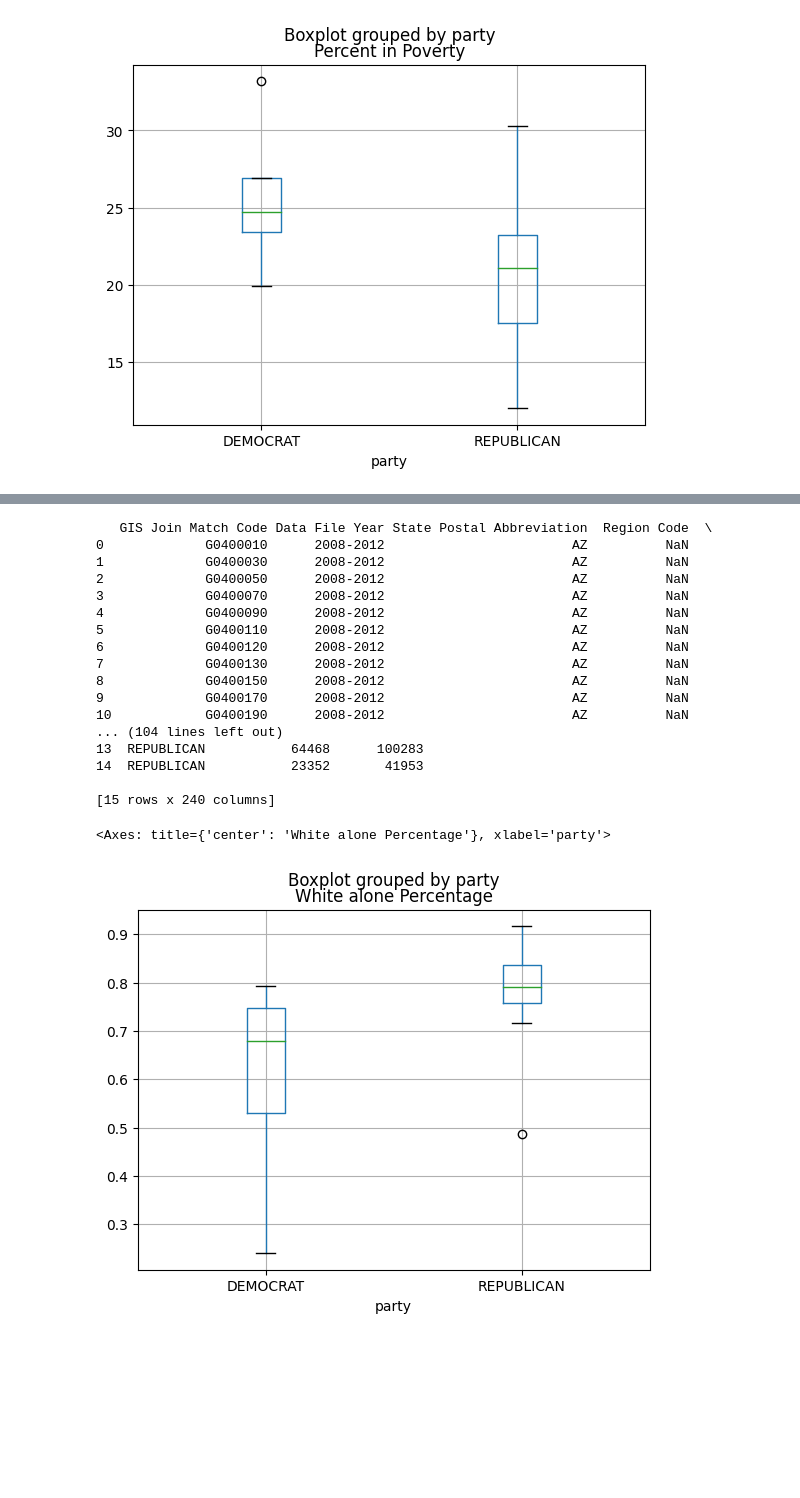
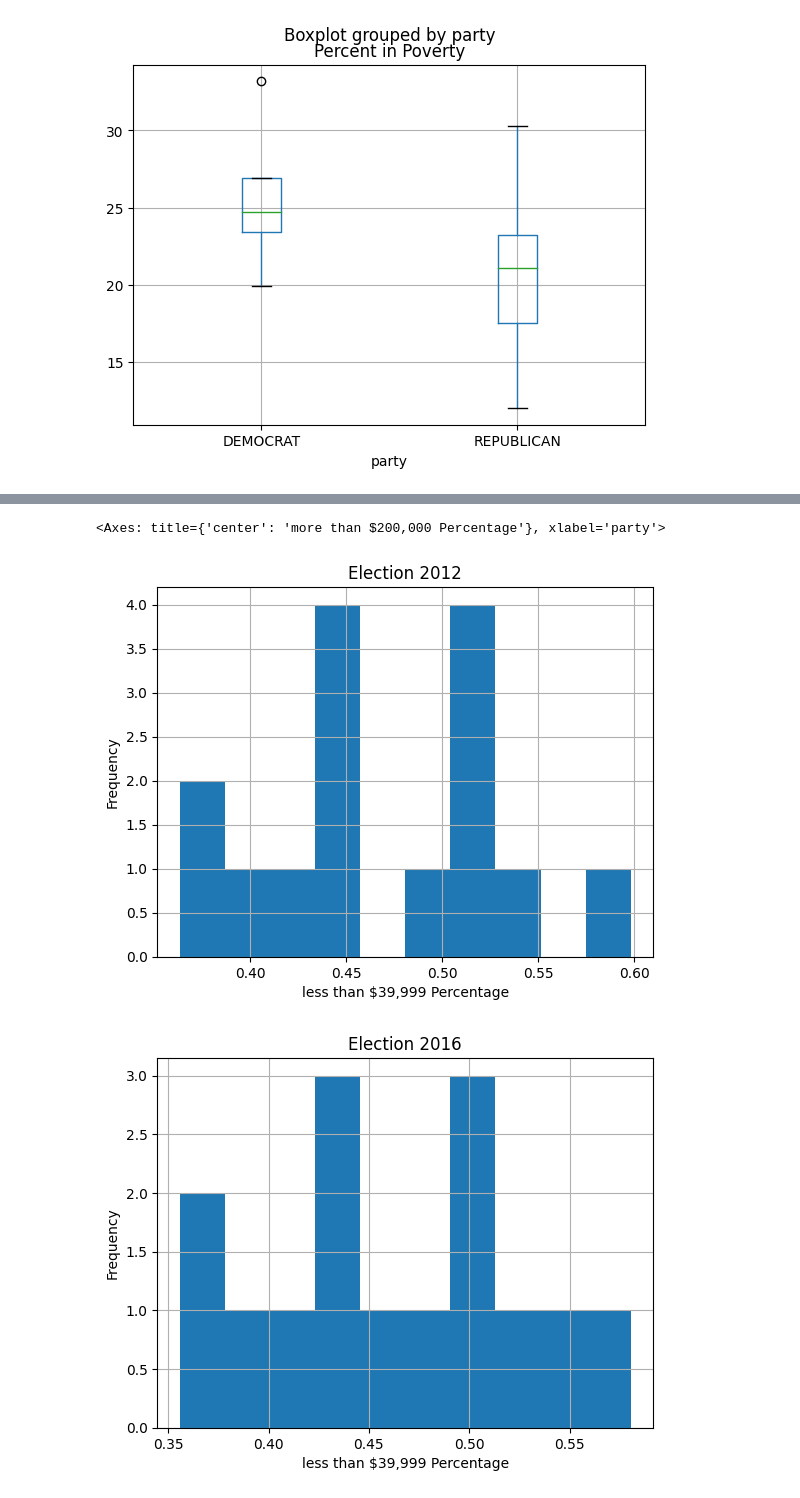
Before and after one commit to vaibhavjha06/ds3001group, a Jupyter notebook: arizona/azEDA.ipynb, the cells around one changed output, grey strips where cells are left out. Saved outputs shown, nothing was run; the diff lists cells and outputs as text; code cells hidden in the pictures; blank space fills up the shorter version.

```diff
--- a/arizona/azEDA.ipynb
+++ b/arizona/azEDA.ipynb
@@ -122,33 +128,53 @@ outcomes2012.head(20)
 | 14 | 2012 | ARIZONA | AZ | YUMA | 4027 | US PRESIDENT | MITT ROMNEY | REPUBLICAN | 23352 | ... |
 # %%
 outcomes_subset2012 = outcomes2012[['county_name', 'office', 'candidate', 'party', 'candidatevotes', 'totalvotes']]
+azalldata2012 = pd.merge(azdemographics2012, outcomes_subset2012, left_on='County Name', right_on='county_name', how='left')
+azalldata2012 = azalldata2012.drop('county_name', axis=1)
 
-merged_data2012 = pd.merge(azdemographics2012, outcomes_subset2012, left_on='County Name', right_on='county_name', how='left')
+outcomes_subset2016 = outcomes2016[['county_name', 'office', 'candidate', 'party', 'candidatevotes', 'totalvotes']]
+azalldata2016 = pd.merge(azdemographics2016, outcomes_subset2016, left_on='County Name', right_on='county_name', how='left')
+azalldata2016 = azalldata2016.drop('county_name', axis=1)
 
-# merged_data = merged_data.drop('county_name', axis=1)
-
-# Print or use the merged DataFrame
-print(merged_data2012.head(50))
+outcomes_subset2020 = outcomes2020[['county_name', 'office', 'candidate', 'party', 'candidatevotes', 'totalvotes']]
+azalldata2020 = pd.merge(azdemographics2020, outcomes_subset2020, left_on='County Name', right_on='county_name', how='left')
+azalldata2020 = azalldata2020.drop('county_name', axis=1)
-# %% [output]
-   GIS Join Match Code Data File Year State Postal Abbreviation  Region Code  \
-0             G0400010      2008-2012                        AZ          NaN
-1             G0400030      2008-2012                        AZ          NaN
-2             G0400050      2008-2012                        AZ          NaN
-3             G0400070      2008-2012                        AZ          NaN
-4             G0400090      2008-2012                        AZ          NaN
-5             G0400110      2008-2012                        AZ          NaN
-6             G0400120      2008-2012                        AZ          NaN
-7             G0400130      2008-2012                        AZ          NaN
-8             G0400150      2008-2012                        AZ          NaN
-9             G0400170      2008-2012                        AZ          NaN
-10            G0400190      2008-2012                        AZ          NaN
-... (104 lines left out)
-13  REPUBLICAN           64468      100283
-14  REPUBLICAN           23352       41953
-
-[15 rows x 240 columns]
-# %%
-merged_data2012.boxplot(column = 'White alone Percentage',by = 'party')
-# %% [output]
-<Axes: title={'center': 'White alone Percentage'}, xlabel='party'>
-[figure, removed]
+# %%
+# EDA - Economic status
+azalldata2012['less than $39,999 Percentage'].hist(figure=plt.figure())
+plt.title('Election 2012')
+plt.xlabel('less than $39,999 Percentage')
+plt.ylabel('Frequency')
+azalldata2016['less than $39,999 Percentage'].hist(figure=plt.figure())
+plt.title('Election 2016')
+plt.xlabel('less than $39,999 Percentage')
+plt.ylabel('Frequency')
+azalldata2020['less than $39,999 Percentage'].hist(figure=plt.figure()) # Histogram distribution of incomes under $40k
+plt.title('Election 2020')
+plt.xlabel('less than $39,999 Percentage')
+plt.ylabel('Frequency')
+
+azalldata2012.boxplot(column = 'less than $39,999 Percentage',by = 'party')
+azalldata2016.boxplot(column = 'less than $39,999 Percentage',by = 'party')
+azalldata2020.boxplot(column = 'less than $39,999 Percentage',by = 'party') # Boxplot of proportion earning under $40k by voted party
+
+
+azalldata2012['more than $200,000 Percentage'].hist(figure=plt.figure())
+plt.title('Election 2012')
+plt.xlabel('more than $200,000 Percentage')
+plt.ylabel('Frequency')
+azalldata2016['more than $200,000 Percentage'].hist(figure=plt.figure())
+plt.title('Election 2016')
+plt.xlabel('more than $200,000 Percentage')
+plt.ylabel('Frequency')
+azalldata2020['more than $200,000 Percentage'].hist(figure=plt.figure()) # Histogram distribution of incomes over $200k
+plt.title('Election 2020')
+plt.xlabel('more than $200,000 Percentage')
+plt.ylabel('Frequency')
+
+azalldata2012.boxplot(column = 'more than $200,000 Percentage',by = 'party')
+azalldata2016.boxplot(column = 'more than $200,000 Percentage',by = 'party')
+azalldata2020.boxplot(column = 'more than $200,000 Percentage',by = 'party') # Boxplot of proportion earning over $200k by voted party
+# %% [output]
+<Axes: title={'center': 'more than $200,000 Percentage'}, xlabel='party'>
+[figure, added]
+[figure, added]
```
Also changed, not shown: parts of 4 cells of this notebook.
